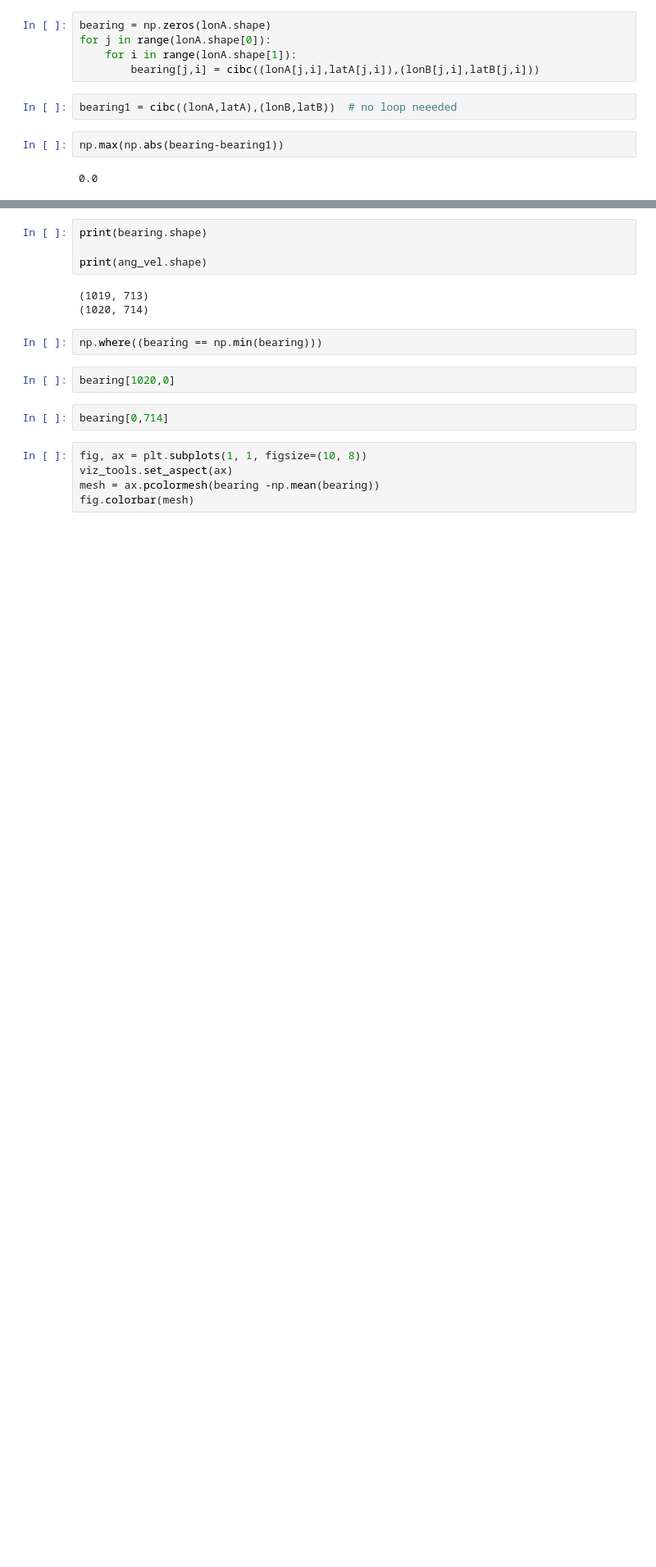
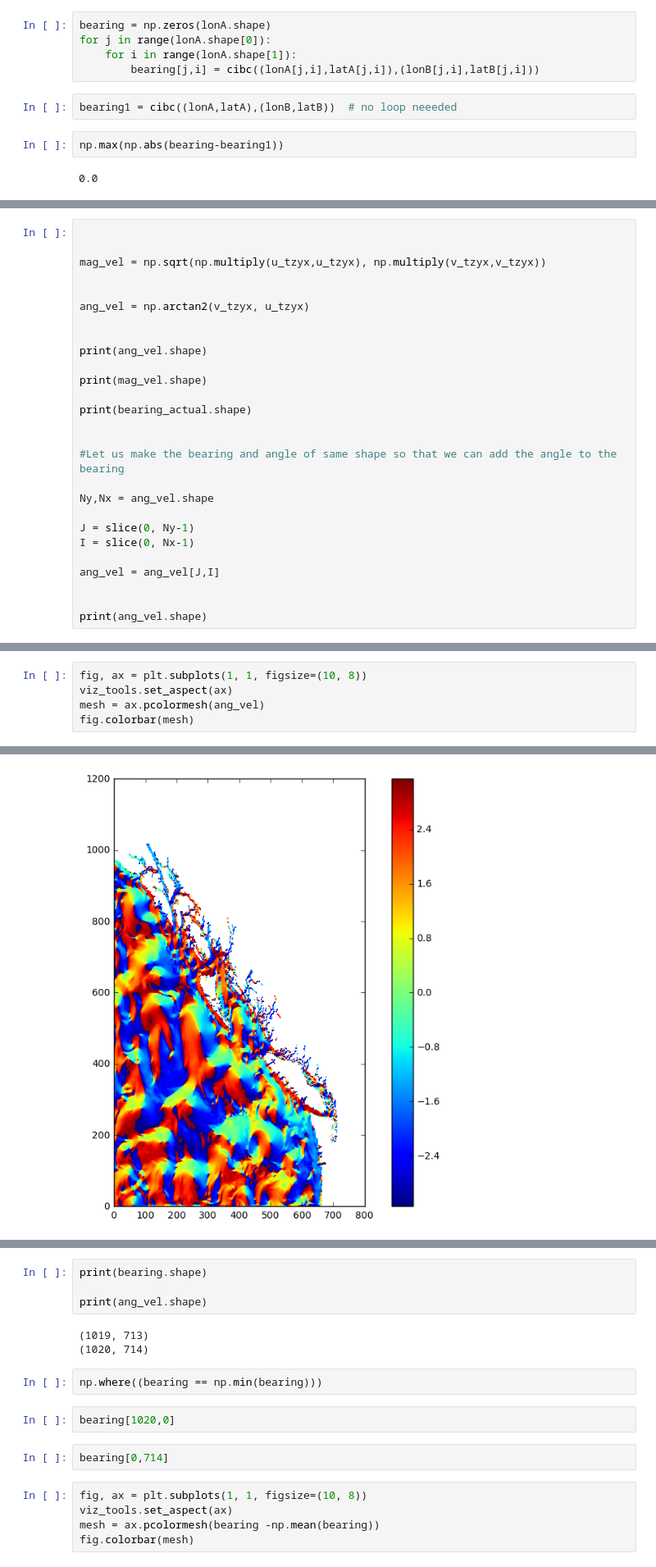
Before and after one commit to UBC-MOAD/wcvi, a Jupyter notebook: grid/Grid_transformation.ipynb, the cells around one changed output, grey strips where cells are left out. Shown: that part at 82% size. Saved outputs shown, nothing was run; the diff lists cells and outputs as text; blank space fills up the shorter version.

Commit message:
Finished angle calculation

```diff
--- a/grid/Grid_transformation.ipynb
+++ b/grid/Grid_transformation.ipynb
@@ -198,0 +205,27 @@ ang_vel = np.arctan2(v_tzyx, u_tzyx)
+# %%
+
+
+mag_vel = np.sqrt(np.multiply(u_tzyx,u_tzyx), np.multiply(v_tzyx,v_tzyx))
+
+
+ang_vel = np.arctan2(v_tzyx, u_tzyx)
+
+
+print(ang_vel.shape)
+
+print(mag_vel.shape)
+
+print(bearing_actual.shape)
+
+
+#Let us make the bearing and angle of same shape so that we can add the angle to the bearing
+
+Ny,Nx = ang_vel.shape
+
+J = slice(0, Ny-1)
+I = slice(0, Nx-1)
+
+ang_vel = ang_vel[J,I]
+
+
+print(ang_vel.shape)
@@ -198,0 +237,6 @@ ang_vel = np.arctan2(v_tzyx, u_tzyx)
+# %%
+fig, ax = plt.subplots(1, 1, figsize=(10, 8))
+viz_tools.set_aspect(ax)
+mesh = ax.pcolormesh(ang_vel)
+fig.colorbar(mesh)
+# %% [output]
@@ -198,0 +244 @@ ang_vel = np.arctan2(v_tzyx, u_tzyx)
+[figure, added]
```
Also changed, not shown: parts of 10 cells of this notebook.
